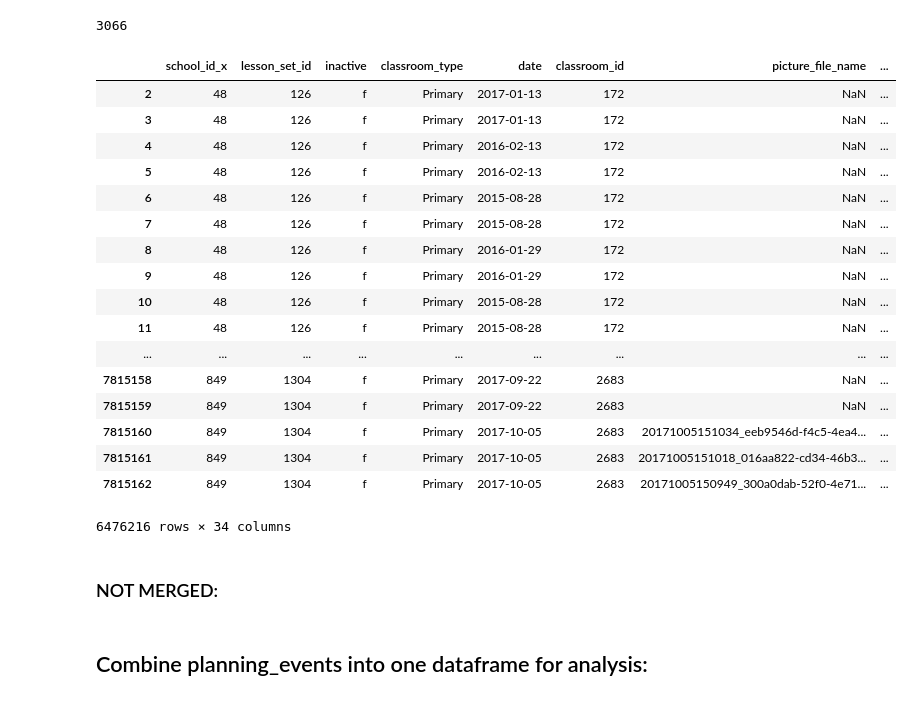
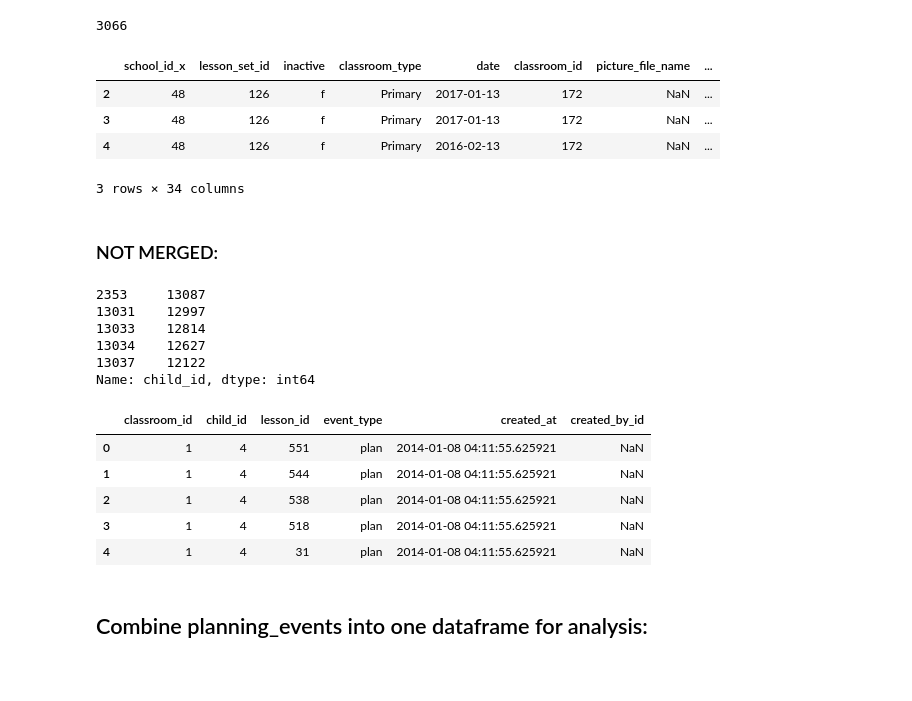
Before and after one commit to pgeurin/seniorskipday, a Jupyter notebook: src/eda.ipynb, the cells around one changed output. Cells and saved outputs as stored; diff of their text form; code cells hidden in the pictures; blank space fills up the shorter version.

Commit message:
first attempt at making X, failed bc # of classrooms are different

```diff
--- a/src/eda.ipynb
+++ b/src/eda.ipynb
@@ -526,25 +531,12 @@ old_students_per_class.rename({'child_id': 'num_old_children'});
 classrooms_merged = classrooms_merged.merge(current_students_per_class, left_on='classroom_id', right_index=True)
 classrooms_merged = classrooms_merged.merge(old_students_per_class, left_on='classroom_id', right_index=True)
 # %%
-classrooms_merged
+classrooms_merged.head(3)
 # %% [output]
 |  | school_id_x | lesson_set_id | inactive | classroom_type | date | classroom_id | picture_file_name | ... |
 | 2 | 48 | 126 | f | Primary | 2017-01-13 | 172 | NaN | ... |
 | 3 | 48 | 126 | f | Primary | 2017-01-13 | 172 | NaN | ... |
 | 4 | 48 | 126 | f | Primary | 2016-02-13 | 172 | NaN | ... |
-| 5 | 48 | 126 | f | Primary | 2016-02-13 | 172 | NaN | ... |
-| 6 | 48 | 126 | f | Primary | 2015-08-28 | 172 | NaN | ... |
-| 7 | 48 | 126 | f | Primary | 2015-08-28 | 172 | NaN | ... |
-| 8 | 48 | 126 | f | Primary | 2016-01-29 | 172 | NaN | ... |
-| 9 | 48 | 126 | f | Primary | 2016-01-29 | 172 | NaN | ... |
-| 10 | 48 | 126 | f | Primary | 2015-08-28 | 172 | NaN | ... |
-| 11 | 48 | 126 | f | Primary | 2015-08-28 | 172 | NaN | ... |
-| ... | ... | ... | ... | ... | ... | ... | ... | ... |
-| 7815158 | 849 | 1304 | f | Primary | 2017-09-22 | 2683 | NaN | ... |
-| 7815159 | 849 | 1304 | f | Primary | 2017-09-22 | 2683 | NaN | ... |
-| 7815160 | 849 | 1304 | f | Primary | 2017-10-05 | 2683 | 20171005151034_eeb9546d-f4c5-4ea4... | ... |
-| 7815161 | 849 | 1304 | f | Primary | 2017-10-05 | 2683 | 20171005151018_016aa822-cd34-46b3... | ... |
-| 7815162 | 849 | 1304 | f | Primary | 2017-10-05 | 2683 | 20171005150949_300a0dab-52f0-4e71... | ... |
-6476216 rows × 34 columns
+3 rows × 34 columns
 # %% [markdown]
 ### NOT MERGED:
@@ -558,3 +543,21 @@ posts_merge.head(3)
 # %%
 posts_merge = posts_merge.merge(planning_events, how='left', left_on)
 posts_merge.head(3)
+# %%
+planning_events.child_id.value_counts().head(5)
+# %% [output]
+2353     13087
+13031    12997
+13033    12814
+13034    12627
+13037    12122
+Name: child_id, dtype: int64
+# %%
+planning_events.head(5)
+# %% [output]
+|  | classroom_id | child_id | lesson_id | event_type | created_at | created_by_id |
+| 0 | 1 | 4 | 551 | plan | 2014-01-08 04:11:55.625921 | NaN |
+| 1 | 1 | 4 | 544 | plan | 2014-01-08 04:11:55.625921 | NaN |
+| 2 | 1 | 4 | 538 | plan | 2014-01-08 04:11:55.625921 | NaN |
+| 3 | 1 | 4 | 518 | plan | 2014-01-08 04:11:55.625921 | NaN |
+| 4 | 1 | 4 | 31 | plan | 2014-01-08 04:11:55.625921 | NaN |
```
Also changed, not shown: parts of 16 cells of this notebook.
